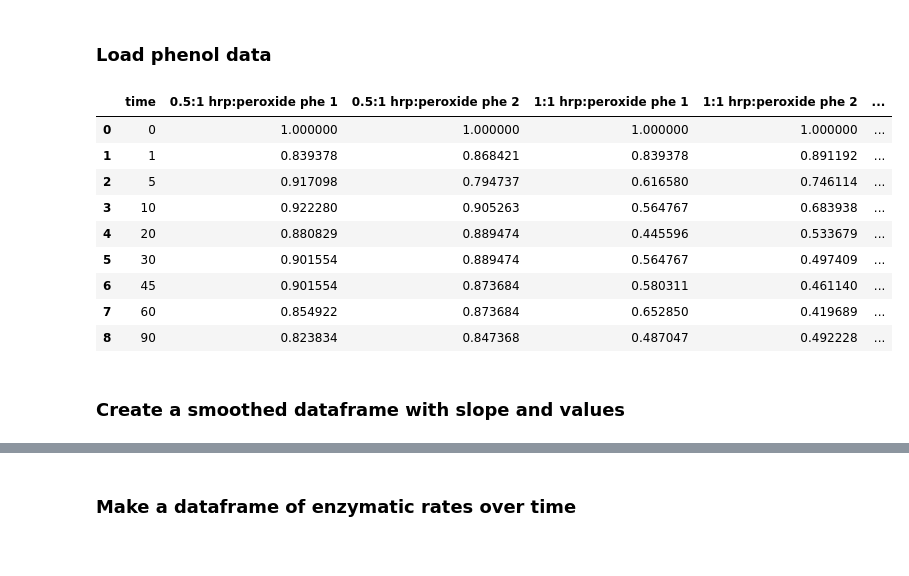
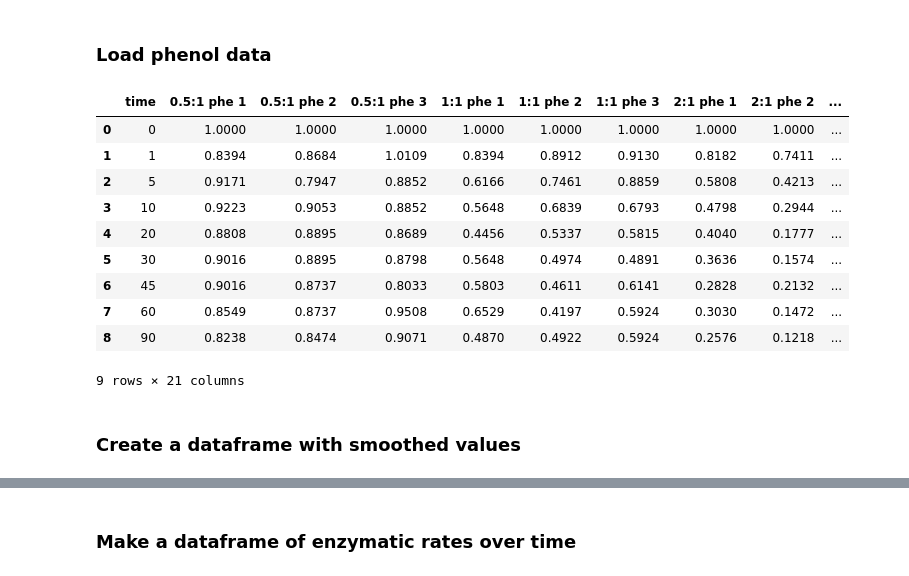
Before and after one commit to UH-MBBE/hrp_modelling, a Jupyter notebook: notebooks/A_mm_fitting.ipynb, the cells around one changed output, grey strips where cells are left out. Cells and saved outputs as stored; diff of their text form; code cells hidden in the pictures.

```diff
--- a/notebooks/A_mm_fitting.ipynb
+++ b/notebooks/A_mm_fitting.ipynb
@@ -12,22 +18,23 @@ import numpy as np
 # %% [markdown]
 ### Load phenol data
 # %%
-phenol_hrp_to_peroxide_ratio_df = pd.read_csv('../data/phenol_hrp_to_peroxide_ratio.csv')
+peroxide_ratio_df = pd.read_csv('../data/phenol_bpa_hrp_to_peroxide_ratio.csv')
 
-phenol_hrp_to_peroxide_ratio_df
+peroxide_ratio_df
 # %% [output]
-|  | time | 0.5:1 hrp:peroxide phe 1 | 0.5:1 hrp:peroxide phe 2 | 1:1 hrp:peroxide phe 1 | 1:1 hrp:peroxide phe 2 | ... |
-| 0 | 0 | 1.000000 | 1.000000 | 1.000000 | 1.000000 | ... |
-| 1 | 1 | 0.839378 | 0.868421 | 0.839378 | 0.891192 | ... |
-| 2 | 5 | 0.917098 | 0.794737 | 0.616580 | 0.746114 | ... |
-| 3 | 10 | 0.922280 | 0.905263 | 0.564767 | 0.683938 | ... |
-| 4 | 20 | 0.880829 | 0.889474 | 0.445596 | 0.533679 | ... |
-| 5 | 30 | 0.901554 | 0.889474 | 0.564767 | 0.497409 | ... |
-| 6 | 45 | 0.901554 | 0.873684 | 0.580311 | 0.461140 | ... |
-| 7 | 60 | 0.854922 | 0.873684 | 0.652850 | 0.419689 | ... |
-| 8 | 90 | 0.823834 | 0.847368 | 0.487047 | 0.492228 | ... |
+|  | time | 0.5:1 phe 1 | 0.5:1 phe 2 | 0.5:1 phe 3 | 1:1 phe 1 | 1:1 phe 2 | 1:1 phe 3 | 2:1 phe 1 | 2:1 phe 2 | ... |
+| 0 | 0 | 1.0000 | 1.0000 | 1.0000 | 1.0000 | 1.0000 | 1.0000 | 1.0000 | 1.0000 | ... |
+| 1 | 1 | 0.8394 | 0.8684 | 1.0109 | 0.8394 | 0.8912 | 0.9130 | 0.8182 | 0.7411 | ... |
+| 2 | 5 | 0.9171 | 0.7947 | 0.8852 | 0.6166 | 0.7461 | 0.8859 | 0.5808 | 0.4213 | ... |
+| 3 | 10 | 0.9223 | 0.9053 | 0.8852 | 0.5648 | 0.6839 | 0.6793 | 0.4798 | 0.2944 | ... |
+| 4 | 20 | 0.8808 | 0.8895 | 0.8689 | 0.4456 | 0.5337 | 0.5815 | 0.4040 | 0.1777 | ... |
+| 5 | 30 | 0.9016 | 0.8895 | 0.8798 | 0.5648 | 0.4974 | 0.4891 | 0.3636 | 0.1574 | ... |
+| 6 | 45 | 0.9016 | 0.8737 | 0.8033 | 0.5803 | 0.4611 | 0.6141 | 0.2828 | 0.2132 | ... |
+| 7 | 60 | 0.8549 | 0.8737 | 0.9508 | 0.6529 | 0.4197 | 0.5924 | 0.3030 | 0.1472 | ... |
+| 8 | 90 | 0.8238 | 0.8474 | 0.9071 | 0.4870 | 0.4922 | 0.5924 | 0.2576 | 0.1218 | ... |
+9 rows × 21 columns
 # %% [markdown]
-### Create a smoothed dataframe with slope and values
+### Create a dataframe with smoothed values
 # %%
 # Create new time points from 0 to 90 minutes (1-minute intervals)
 new_time_points = np.arange(0, 91, 1)
```
Also changed, not shown: parts of 19 cells of this notebook, 4 other files.
